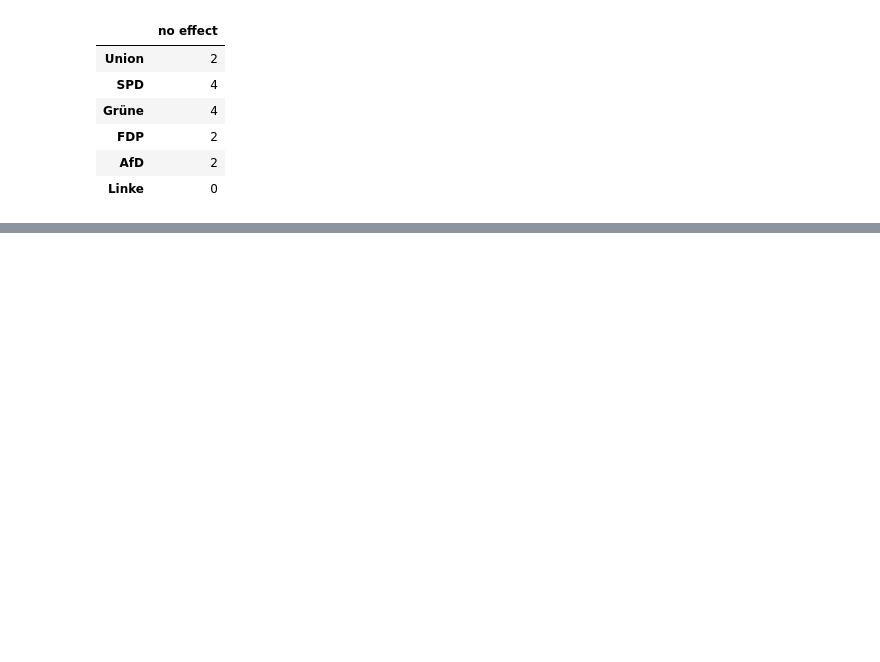
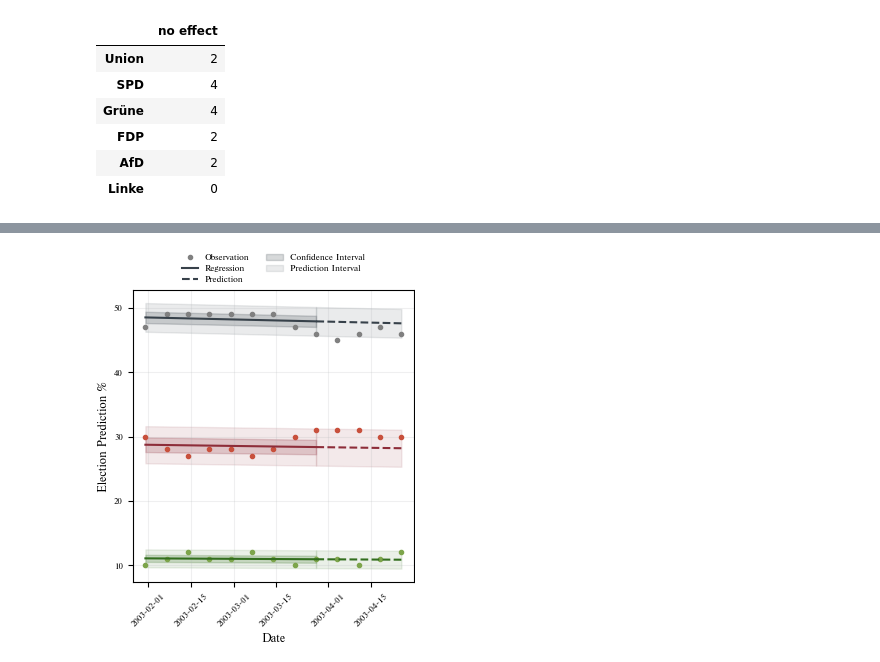
Before and after one commit to schokoblume/Data-Literacy, a Jupyter notebook: Analysis/RegressionPrediction2.ipynb, the cells around one changed output, grey strips where cells are left out. Cells and saved outputs as stored; diff of their text form; code cells hidden in the pictures; blank space fills up the shorter version.

Commit message:
plot with legend

```diff
--- a/Analysis/RegressionPrediction2.ipynb
+++ b/Analysis/RegressionPrediction2.ipynb
@@ -209,0 +105,79 @@ findfont: Generic family 'serif' not found because none of the following familie
+# %%
+# plot
+date = dates_max.iloc[0]['date']
+colors = {
+    "Union": 'gray',
+    "SPD": rgb.tue_ocre,
+    "Grüne": rgb.tue_green,
+    "Linke": rgb.tue_violet,
+    "AfD": rgb.tue_lightblue,
+    "FDP": rgb.tue_lightorange
+}
+colors_reg = {
+    "Union": rgb.tue_dark,
+    "SPD": rgb.tue_red,
+    "Grüne": rgb.tue_darkgreen,
+    "Linke": rgb.tue_violet,
+    "AfD": rgb.tue_blue,
+    "FDP": rgb.tue_orange
+}
+
+plt.rcParams.update(bundles.icml2022(column='half', nrows=2, ncols=1, usetex=False))
+fig, ax1 = plt.subplots()
+plt.xticks(rotation=45)
+ax1.set_xlabel('Date')
+ax1.set_ylabel('Election Prediction %')
+ax1.grid(color=rgb.tue_gray, alpha = 0.2)
+time_after = 4*7 # three weeks
+time_before = 8*7
+date_after = date + datetime.timedelta(days=time_after)
+date_before = date - datetime.timedelta(days=time_before)
+total_df = df[(df["date"] <= date_after) & (df["date"] >= date_before)]
+
+regression_df = total_df[total_df["date"] <= date]
+pred_df = total_df[total_df["date"] >= date]
+
+legend_labels = []
+for party in ["Union", "SPD", "Grüne"]:
+    regression_df = regression_df[(~regression_df[party].isna())]
+    pred_df = pred_df[(~pred_df[party].isna())]
+    if regression_df.empty or pred_df.empty:
+        continue
+    X = regression_df.index.values
+    Y = regression_df[party]
+    # fit model
+    model = sm.OLS(Y, X).fit()
+    # get values for regression
+    y_reg = model.predict(X)
+    # get values for prediction
+    X_pred = pred_df.index.values
+    Y_pred = pred_df[party]
+    y_pred = model.predict(X_pred)
+
+    ax1.plot(total_df['date'], total_df[party], color=colors[party], marker='.', linestyle='', label=f'{party} - Obervation')
+    ax1.plot(regression_df['date'], y_reg, color = colors_reg[party], label=f'{party} - Regressionline')
+    ax1.plot(pred_df['date'], y_pred, linestyle = '--', color = colors_reg[party], label=f'{party} - Predictionline')
+
+
+    # confidence interval
+    pred = model.get_prediction(X).summary_frame()
+    ax1.fill_between(regression_df['date'], pred['mean_ci_lower'], pred['mean_ci_upper'], color=colors_reg[party], alpha=0.2, label = f'{party} - Confidence Interval')
+
+    # prediction interval
+    upper = ols_quantile(model, X_pred, 0.95)
+    lower = ols_quantile(model, X_pred, 0.05)
+    ax1.fill_between(pred_df['date'], upper, lower, color=colors_reg[party], alpha=0.1, label = f'{party} - Prediction Interval')
+
+    # prediction interval
+    upper = ols_quantile(model, X, 0.95)
+    lower = ols_quantile(model, X, 0.05)
+    ax1.fill_between(regression_df['date'], upper, lower, color=colors_reg[party], alpha=0.1)
+
+    if party == "Union":
+        legend_labels.extend(['Observation', 'Regression', 'Prediction', 'Confidence Interval', 'Prediction Interval'])  # Add labels for "Union" party, confidence, and prediction intervals
+
+plt.legend(legend_labels, bbox_to_anchor=(0.85, 1.15), ncol=2, frameon=False)
+plt.savefig('Linear Regression' + '.pdf', format='pdf')
+plt.show()
+# %% [output]
+[figure, added]
```
Also changed, not shown: parts of 4 cells of this notebook.
